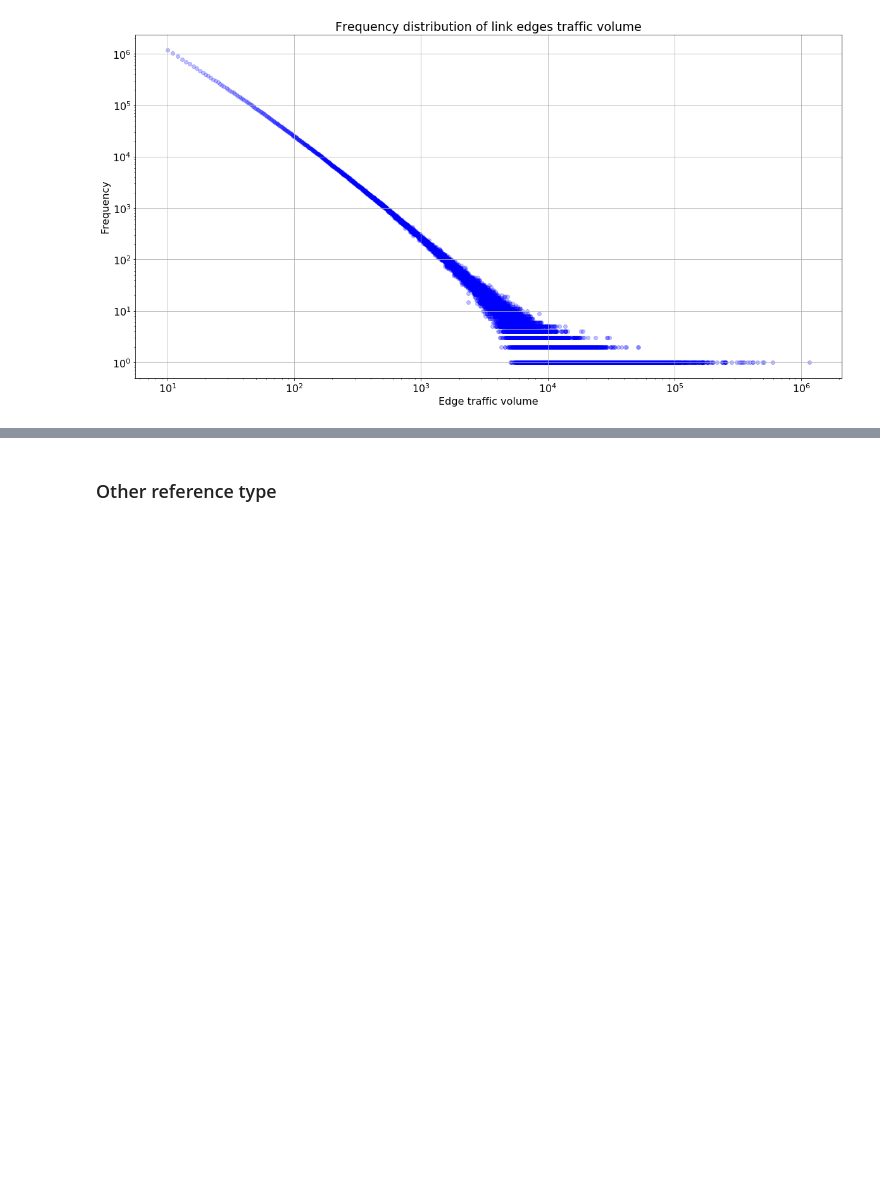
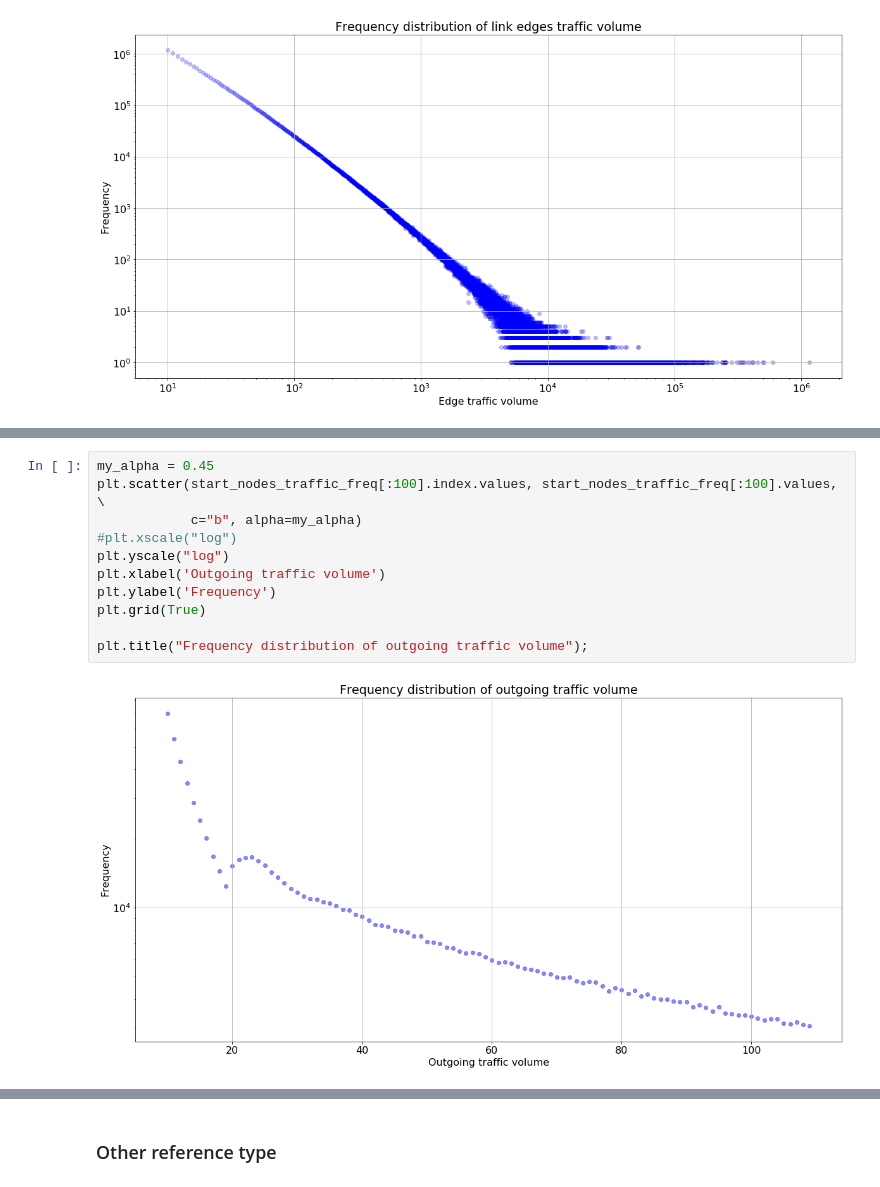
Before and after one commit to 33eyes/wiki-clickstream-graph, a Jupyter notebook: English_Wikipedia_EDA.ipynb, the cells around one changed output, grey strips where cells are left out. Cells and saved outputs as stored; diff of their text form; blank space fills up the shorter version.

```diff
--- a/English_Wikipedia_EDA.ipynb
+++ b/English_Wikipedia_EDA.ipynb
@@ -445,0 +509,13 @@ plt.title("Frequency distribution of link edges traffic volume");
+# %%
+my_alpha = 0.45
+plt.scatter(start_nodes_traffic_freq[:100].index.values, start_nodes_traffic_freq[:100].values, \
+            c="b", alpha=my_alpha)
+#plt.xscale("log")
+plt.yscale("log")
+plt.xlabel('Outgoing traffic volume')
+plt.ylabel('Frequency')
+plt.grid(True)
+
+plt.title("Frequency distribution of outgoing traffic volume");
+# %% [output]
+[figure, added]
```
Also changed, not shown: parts of 17 cells of this notebook.
